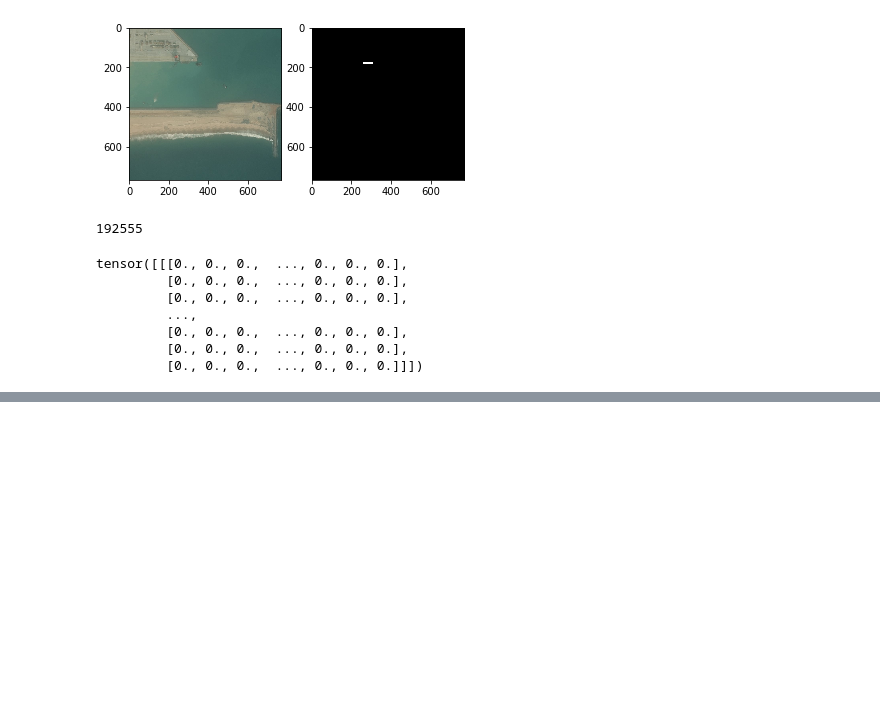
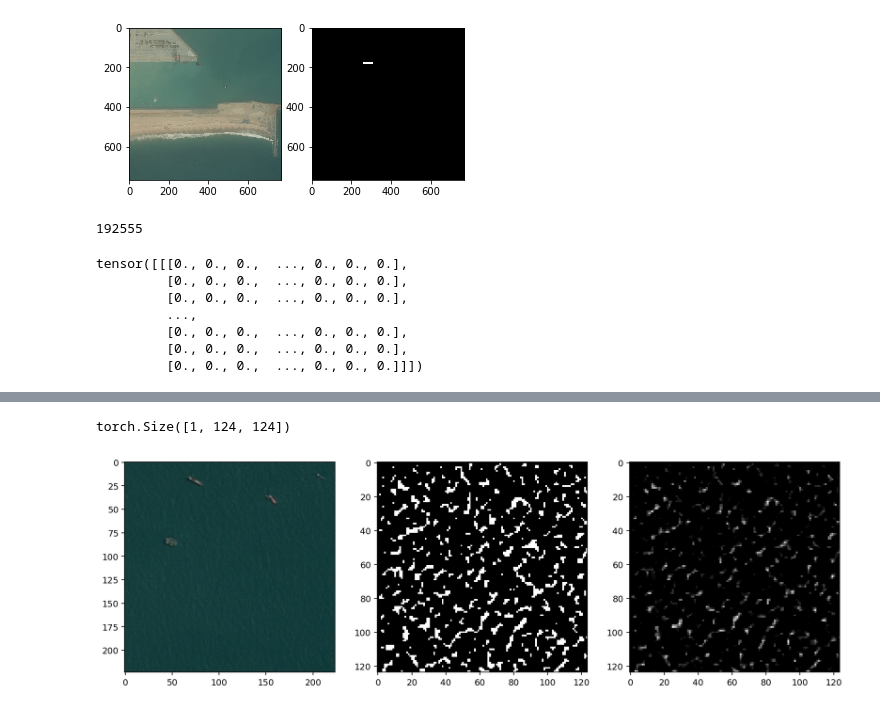
Before and after one commit to tetolab/shipdet, a Jupyter notebook: shipdet.ipynb, the cells around one changed output, grey strips where cells are left out. Cells and saved outputs as stored; diff of their text form; code cells hidden in the pictures; blank space fills up the shorter version.

```diff
--- a/shipdet.ipynb
+++ b/shipdet.ipynb
@@ -566,0 +714,26 @@ plt.show()
+# %%
+model.eval()
+plt.figure(num=None, figsize=(20, 10), dpi=140, facecolor='w', edgecolor='k')
+image = sd[45]['image']
+plt.subplot(142)
+plt.imshow(toPilImage(image))
+image = image.to(device)
+plt.subplot(143)
+output = model(torch.unsqueeze(image, 0))[0, 0:1, 2:126, 2:126].cpu().data
+print(output.shape)
+scaled_output = (output - output.min())
+scaled_output = scaled_output / scaled_output.max()
+threshold = output.mean()
+#output = (output * (255/(output.max())))
+output[output > threshold] = 1.0
+output[output <= threshold ] = 0.0
+
+plt.imshow(toPilImage(output))
+plt.subplot(144)
+plt.imshow(toPilImage(scaled_output))
+#         output = model(torch.unsqueeze(image, 0))[0].cpu().data[1:2]
+#         plt.imshow(toPilImage((output * (255/(output.max())))))
+plt.show()
+# %% [output]
+torch.Size([1, 124, 124])
+[figure, added]
```
Also changed, not shown: parts of 13 cells of this notebook.
